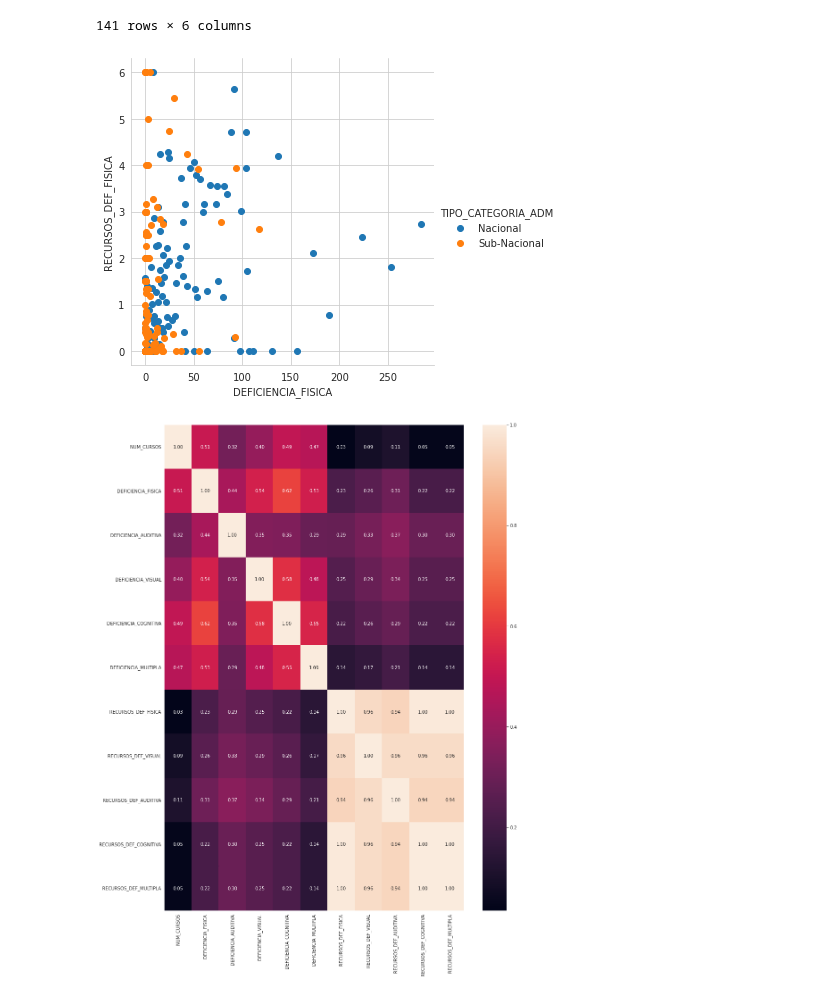
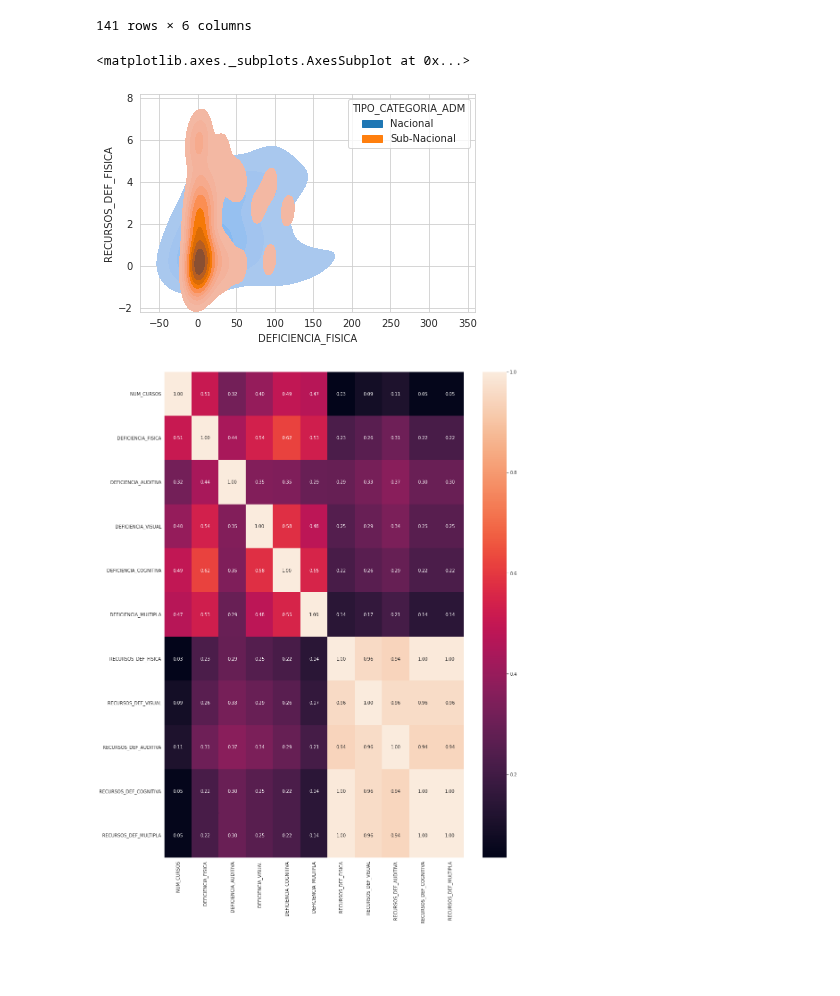
Before and after one commit to roxacarv/edulearn, a Jupyter notebook: classificação/classification.ipynb, the cells around one changed output. Cells and saved outputs as stored; diff of their text form; code cells hidden in the pictures; blank space fills up the shorter version.

Commit message:
kdeplot adicionado a visualização do dataset

```diff
--- a/classificação/classification.ipynb
+++ b/classificação/classification.ipynb
@@ -208,12 +208,17 @@ X_train
 | 1635 | 43 | 4358 | 15.0 | 11.0 | 14.0 | ... |
 | 304 | 74 | 601 | 43.0 | 16.0 | 7.0 | ... |
 141 rows × 6 columns
-# %%
-sns.set_style("whitegrid");
-sns.FacetGrid(dataset, hue="TIPO_CATEGORIA_ADM", size=5).map(plt.scatter, "DEFICIENCIA_FISICA", "RECURSOS_DEF_FISICA").add_legend();
-plt.show()
-# %% [output]
-[figure, removed]
+# %%
+sns.kdeplot(
+    data=dataset,
+    x="DEFICIENCIA_FISICA",
+    y="RECURSOS_DEF_FISICA",
+    hue="TIPO_CATEGORIA_ADM",
+    fill=True
+)
+# %% [output]
+<matplotlib.axes._subplots.AxesSubplot at 0x...>
+[figure, added]
 # %%
 from pylab import rcParams
 
```
Also changed, not shown: parts of 6 cells of this notebook.
